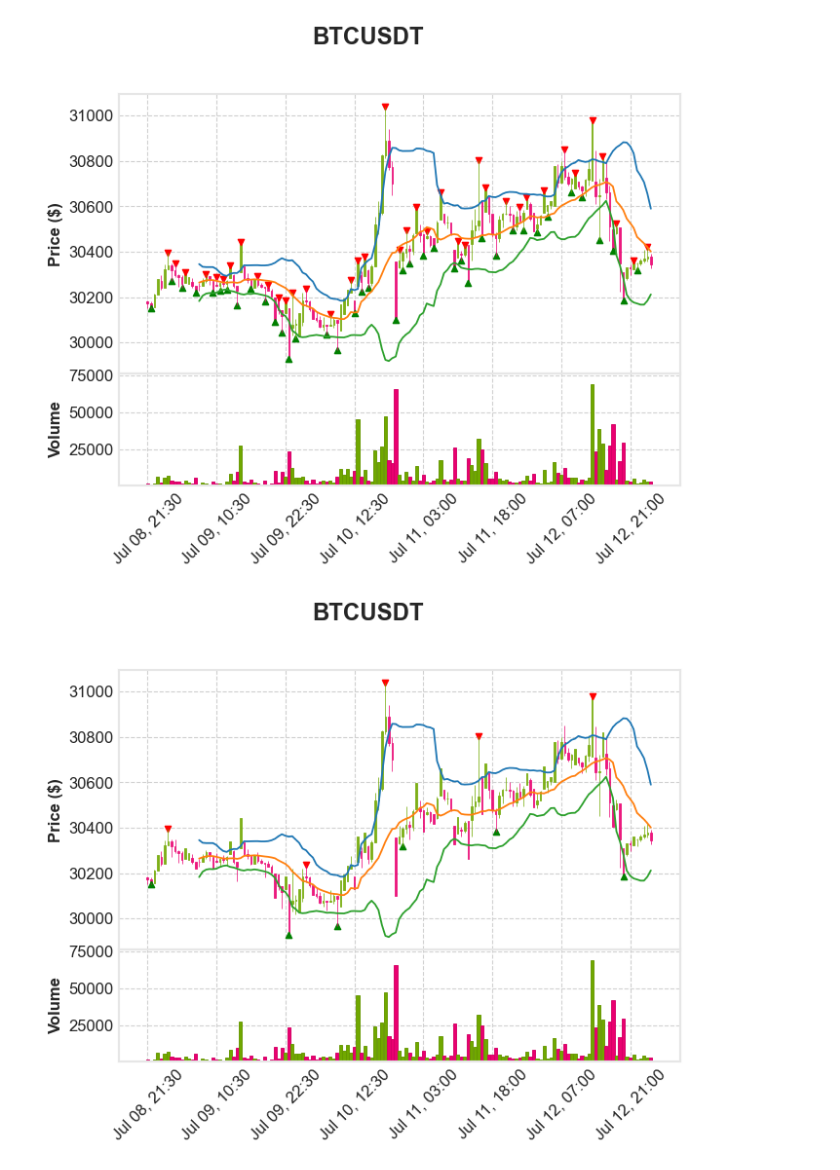
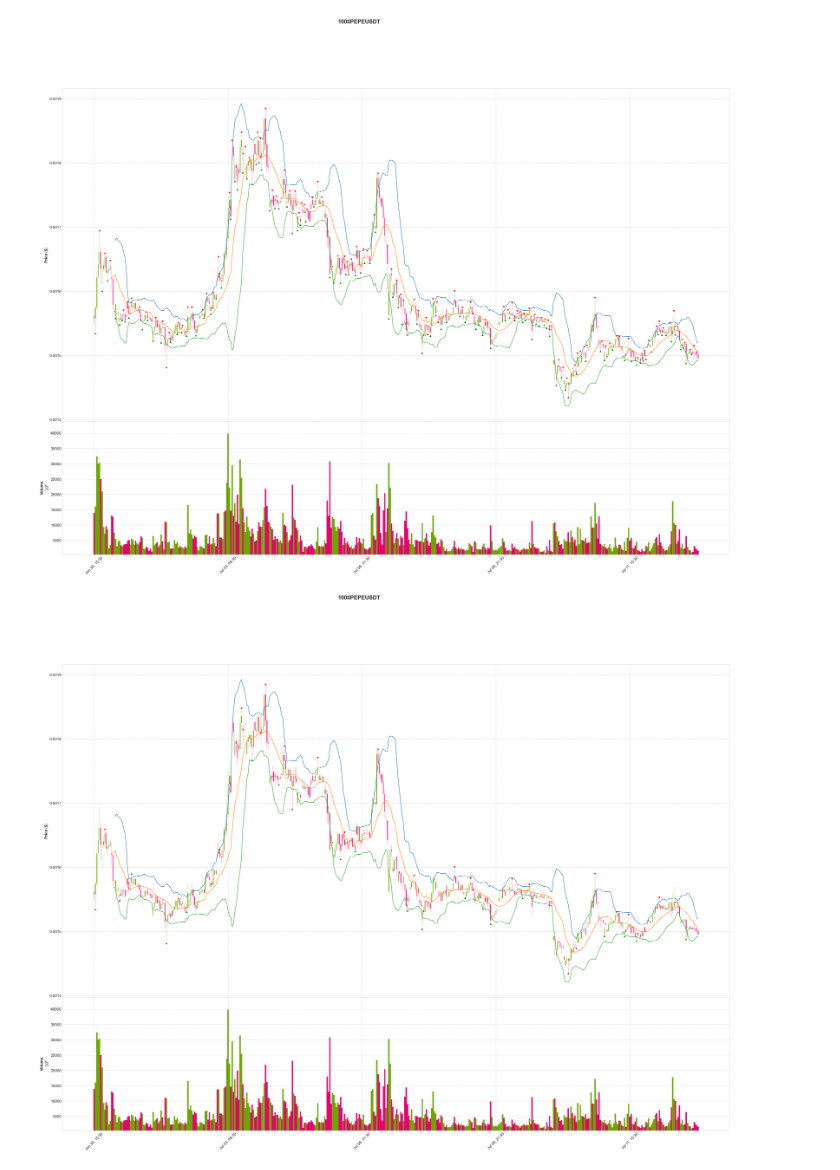
Before and after one commit to A1anSong/mahakala-python, a Jupyter notebook: jupyterlab/chan2.ipynb, the cells around one changed output. Saved outputs shown, nothing was run; the diff lists cells and outputs as text; code cells hidden in the pictures.

```diff
--- a/jupyterlab/chan2.ipynb
+++ b/jupyterlab/chan2.ipynb
@@ -25,7 +25,7 @@ interval_period = {
     '1w': '1 week',
 }
 # %%
-def get_data(symbol, interval):
+def get_data(symbol, interval, amount):
     # 开启一个新的会话(session)
     with Session() as session:
         # SQL查询
@@ -41,7 +41,7 @@ def get_data(symbol, interval):
         	        "{symbol}"
                 GROUP BY period
                 ORDER BY period DESC
-                LIMIT 200;
+                LIMIT {amount};
             '''
 
         # 使用pandas的read_sql_query函数直接将SQL查询结果转换为DataFrame
@@ -83,19 +83,26 @@ def merge_candle(df):
         next_row = df.iloc[j]
         while i > 0 and ((curr_row['High'] >= next_row['High'] and curr_row['Low'] <= next_row['Low']) or (
                 curr_row['High'] <= next_row['High'] and curr_row['Low'] >= next_row['Low'])):
+            drop_index = i
+            # 如果当前K线被下一根K线包含，那么就删除当前K线
+            if curr_row['High'] <= next_row['High'] and curr_row['Low'] >= next_row['Low']:
+                drop_index = j
+            # 如果是上升
             if curr_row['High'] >= df.iloc[i - 1]['High']:
-                df.loc[df.index[i], 'High'] = max(curr_row['High'], next_row['High'])
-                df.loc[df.index[i], 'Low'] = max(curr_row['Low'], next_row['Low'])
-                df.loc[df.index[i], 'Open'] = df.loc[df.index[i], 'Low']
-                df.loc[df.index[i], 'Close'] = df.loc[df.index[i], 'High']
-                df.loc[df.index[i], 'Volume'] = curr_row['Volume'] + next_row['Volume']
+                df.loc[df.index[drop_index], 'High'] = max(curr_row['High'], next_row['High'])
+                df.loc[df.index[drop_index], 'Low'] = max(curr_row['Low'], next_row['Low'])
+                df.loc[df.index[drop_index], 'Open'] = df.loc[df.index[drop_index], 'Low']
+                df.loc[df.index[drop_index], 'Close'] = df.loc[df.index[drop_index], 'High']
+            # 如果是下降
             else:
-                df.loc[df.index[i], 'High'] = min(curr_row['High'], next_row['High'])
-                df.loc[df.index[i], 'Low'] = min(curr_row['Low'], next_row['Low'])
-                df.loc[df.index[i], 'Open'] = df.loc[df.index[i], 'High']
-                df.loc[df.index[i], 'Close'] = df.loc[df.index[i], 'Low']
-                df.loc[df.index[i], 'Volume'] = curr_row['Volume'] + next_row['Volume']
-            drop_rows.append(df.index[j])
+                df.loc[df.index[drop_index], 'High'] = min(curr_row['High'], next_row['High'])
+                df.loc[df.index[drop_index], 'Low'] = min(curr_row['Low'], next_row['Low'])
+                df.loc[df.index[drop_index], 'Open'] = df.loc[df.index[drop_index], 'High']
+                df.loc[df.index[drop_index], 'Close'] = df.loc[df.index[drop_index], 'Low']
+            df.loc[df.index[drop_index], 'Volume'] = curr_row['Volume'] + next_row['Volume']
+            drop_rows.append(df.index[drop_index])
+            if drop_index == j:
+                i += 1
             if j < df.shape[0] - 1:
                 j += 1
                 curr_row = df.iloc[i]
@@ -204,9 +185,10 @@ def filter_fractals(df):
 
     return df
 # %%
-symbol = 'BTCUSDT'
+symbol = '1000PEPEUSDT'
 interval = '30m'
-df = get_data(symbol, interval_period[interval])
+amount = 600
+df = get_data(symbol, interval_period[interval], amount)
 df = df[:-1]
 df = add_bollinger_bands(df)
 df_merged = merge_candle(df)
@@ -214,31 +196,31 @@ df_fractaled = identify_fractal(df_merged)
 # %%
 # 创建一个addplot对象，用于在主图上添加布林带
 addplot_boll = [mpf.make_addplot(df_fractaled['Upper Band']),  # 添加上轨
       mpf.make_addplot(df_fractaled['Middle Band']),  # 添加中轨
       mpf.make_addplot(df_fractaled['Lower Band'])]  # 添加下轨
 
 # 创建两个布尔数组，用于标记顶分型和底分型
 tops = (df_fractaled['fractal'] == 'top')
 bottoms = (df_fractaled['fractal'] == 'bottom')
 
 # 创建两个新的Series，长度与df_identified相同
 tops_series = pd.Series(index=df_fractaled.index)
 bottoms_series = pd.Series(index=df_fractaled.index)
 
 # 对于顶分型和底分型，将价格填入相应的Series
 tops_series[tops] = df_fractaled['High'][tops]
 bottoms_series[bottoms] = df_fractaled['Low'][bottoms]
 
 # 使用make_addplot()来创建额外的绘图，用于标记顶分型和底分型
 addplot_tops = mpf.make_addplot(tops_series, scatter=True, markersize=20, marker='v', color='r')
 addplot_bottoms = mpf.make_addplot(bottoms_series, scatter=True, markersize=20, marker='^', color='g')
 
 
 appplot_all = addplot_boll + [addplot_tops, addplot_bottoms]
 # 在调用plot函数时，将addplot对象作为参数传入
-mpf.plot(df_fractaled, type='candle', style='binance', title=symbol, ylabel='Price ($)', volume=True, ylabel_lower='Volume', volume_panel=1, addplot=appplot_all)
+mpf.plot(df_fractaled, figscale=5, type='candle', style='binance', title=symbol, ylabel='Price ($)', volume=True, ylabel_lower='Volume', volume_panel=1, addplot=appplot_all, warn_too_much_data=1000)
 # %% [output]
-[figure, old version]
+[figure, new version]
 # %%
 df_filtered = filter_fractals(df_fractaled)
 
@@ -266,6 +248,6 @@ addplot_bottoms = mpf.make_addplot(bottoms_series, scatter=True, markersize=20,
 
 appplot_all = addplot_boll + [addplot_tops, addplot_bottoms]
 # 创建一个k线图，并将标记添加到图表中
-mpf.plot(df_filtered, type='candle', style='binance', title=symbol, ylabel='Price ($)', volume=True, ylabel_lower='Volume', volume_panel=1, addplot=appplot_all)
+mpf.plot(df_filtered, figscale=5, type='candle', style='binance', title=symbol, ylabel='Price ($)', volume=True, ylabel_lower='Volume', volume_panel=1, addplot=appplot_all, warn_too_much_data=1000)
 # %% [output]
-[figure, old version]
+[figure, new version]
```
Also changed, not shown: parts of 1 cell of this notebook, 5 other files.
